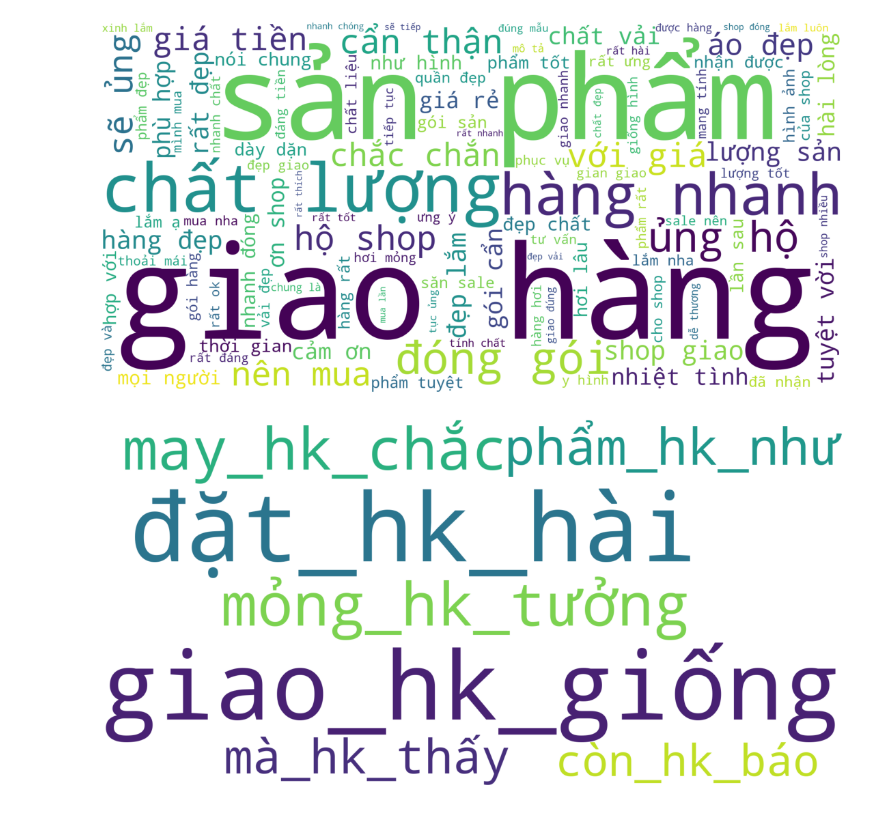
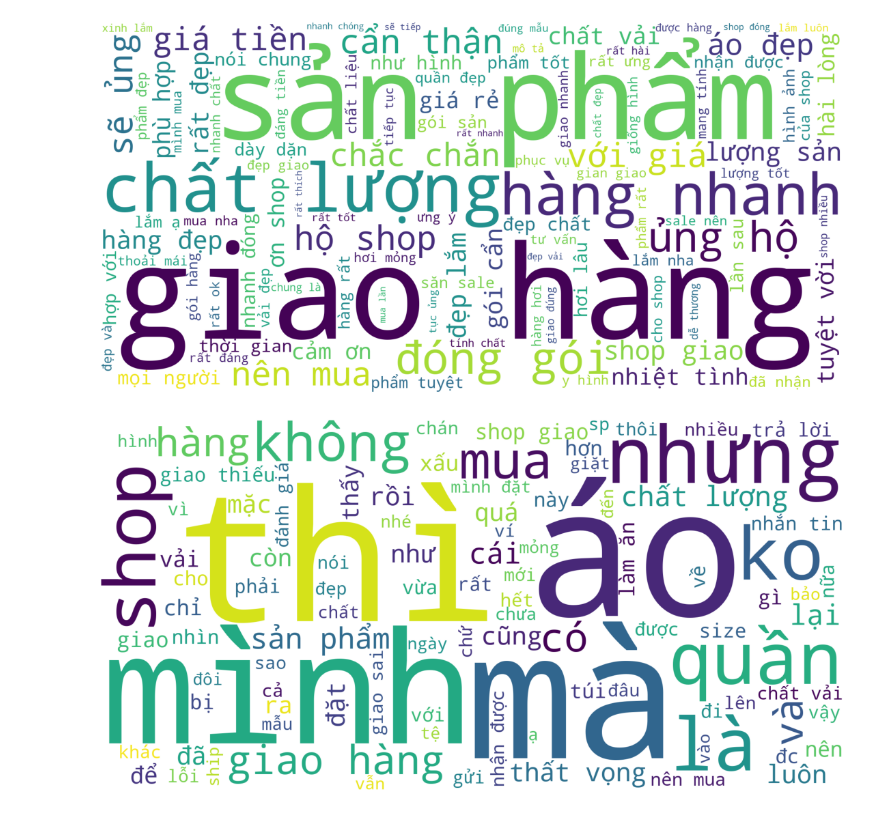
Before and after one commit to cuongpiger/CSC_Data_Science_Final_Project, a Jupyter notebook: 00. Data Scraping/02_hack.ipynb, the cells around one changed output. Drawn from its saved outputs; the diff is of its cells as text; code cells hidden in the pictures.

```diff
--- a/00. Data Scraping/02_hack.ipynb
+++ b/00. Data Scraping/02_hack.ipynb
@@ -134,7 +134,7 @@ Hack.drawWordCloud(Hack.convertToOneString(reviews['raw_comment']))
 # %%
 phrasess = ["làm ăn vớ", "làm ăn kém", "thì", "áo", "shop thì shop", "shop làm ăn kiểu", "đen mà giao", "hàng thì lâu", "cho mình cái", "hàng mà ko", "vậy mà cũng", "hỏi thì shop", "xl mà giao", "mall mà làm", "nhưng không"]
 
-phrases = ["hk"]
+phrases = ["giao hàng", "chất lượng", "sản phẩm", "chất vải", "nhắn tin", "mình đặt", "túi cho", "đánh giá"]
 phrases = list(set(phrases))
 phrases = dict(zip(phrases, np.ones(len(phrases), dtype=int)))
 # %%
@@ -142,7 +142,7 @@ tmp = reviews[reviews['label'] == -1].copy()
 # %%
 tmp['phrase'] = tmp['raw_comment'].apply(lambda comment: Hack.expandPhrase(comment, phrases))
 # %%
-Hack.drawWordCloud(Hack.convertToOneString(tmp['phrase']))
+Hack.drawWordCloud(Hack.convertToOneString(tmp['raw_comment']))
 # %% [output]
-[figure, old version]
+[figure, new version]
 # %%
```
Also changed, not shown: parts of 5 cells of this notebook, 1 other file.
